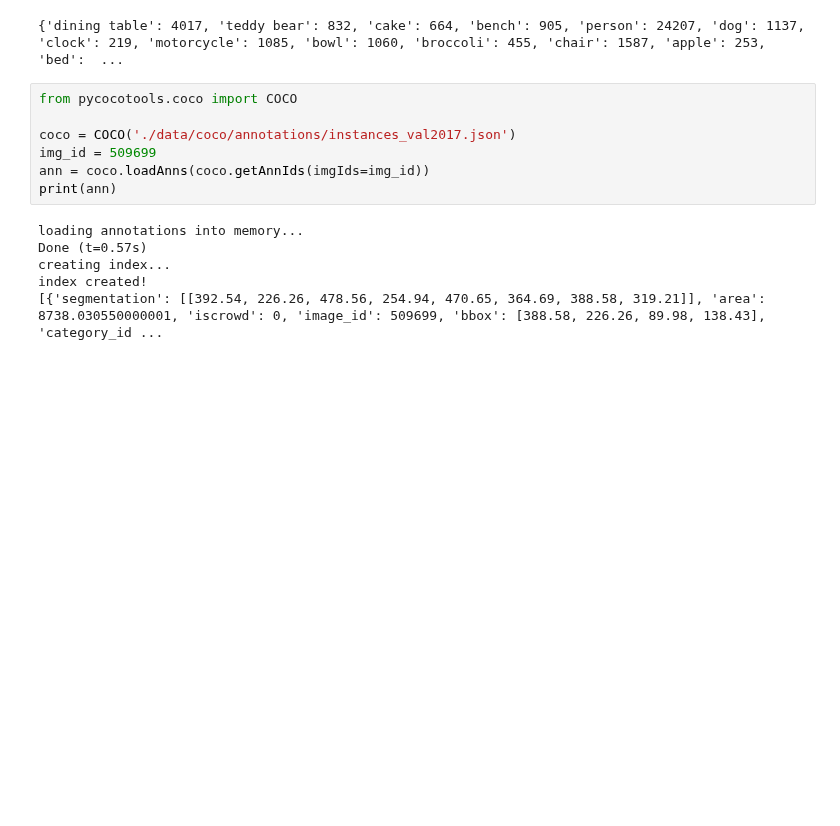
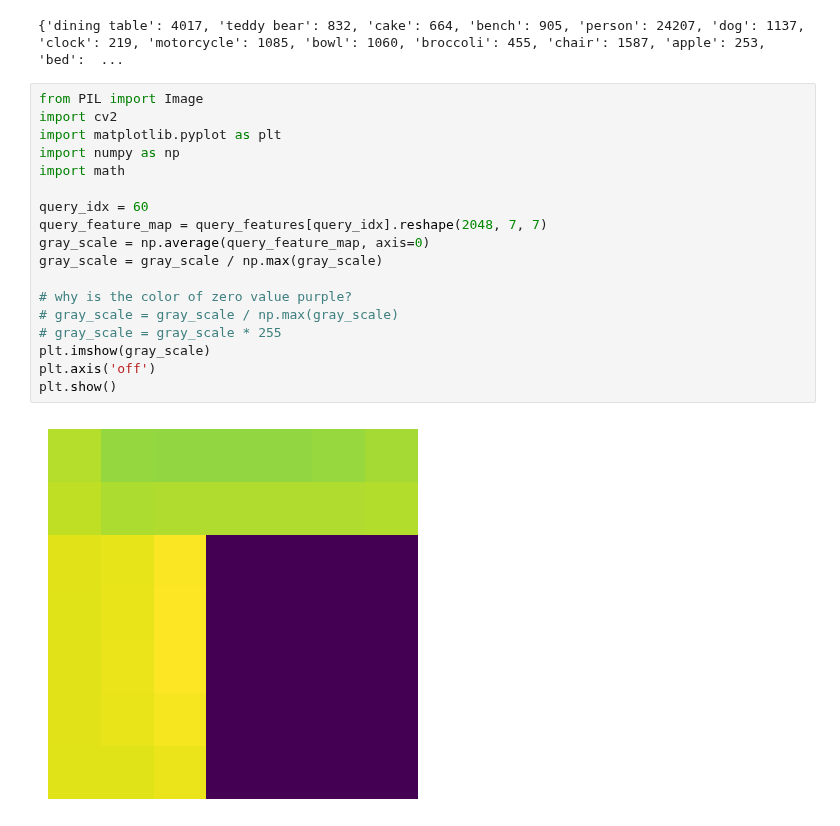
Before and after one commit to gyusik19/bbir, a Jupyter notebook: sandbox.ipynb, the cells around one changed output. Saved outputs shown, nothing was run; the diff lists cells and outputs as text; blank space fills up the shorter version.

```diff
--- a/sandbox.ipynb
+++ b/sandbox.ipynb
@@ -386,16 +346,23 @@ for q in query:
 print(count_labels)
 # %% [output]
 {'dining table': 4017, 'teddy bear': 832, 'cake': 664, 'bench': 905, 'person': 24207, 'dog': 1137, 'clock': 219, 'motorcycle': 1085, 'bowl': 1060, 'broccoli': 455, 'chair': 1587, 'apple': 253, 'bed':  ...
-# %%
-from pycocotools.coco import COCO
-
-coco = COCO('./data/coco/annotations/instances_val2017.json')
-img_id = 509699
-ann = coco.loadAnns(coco.getAnnIds(imgIds=img_id))
-print(ann)
-# %% [output]
-loading annotations into memory...
-Done (t=0.57s)
-creating index...
-index created!
-[{'segmentation': [[392.54, 226.26, 478.56, 254.94, 470.65, 364.69, 388.58, 319.21]], 'area': 8738.030550000001, 'iscrowd': 0, 'image_id': 509699, 'bbox': [388.58, 226.26, 89.98, 138.43], 'category_id ...
+# %%
+from PIL import Image
+import cv2
+import matplotlib.pyplot as plt
+import numpy as np
+import math
+
+query_idx = 60
+query_feature_map = query_features[query_idx].reshape(2048, 7, 7)
+gray_scale = np.average(query_feature_map, axis=0)
+gray_scale = gray_scale / np.max(gray_scale)
+
+# why is the color of zero value purple?
+# gray_scale = gray_scale / np.max(gray_scale)
+# gray_scale = gray_scale * 255
+plt.imshow(gray_scale)
+plt.axis('off')
+plt.show()
+# %% [output]
+[figure, added]
```
Also changed, not shown: parts of 23 cells of this notebook, 5 other files.
